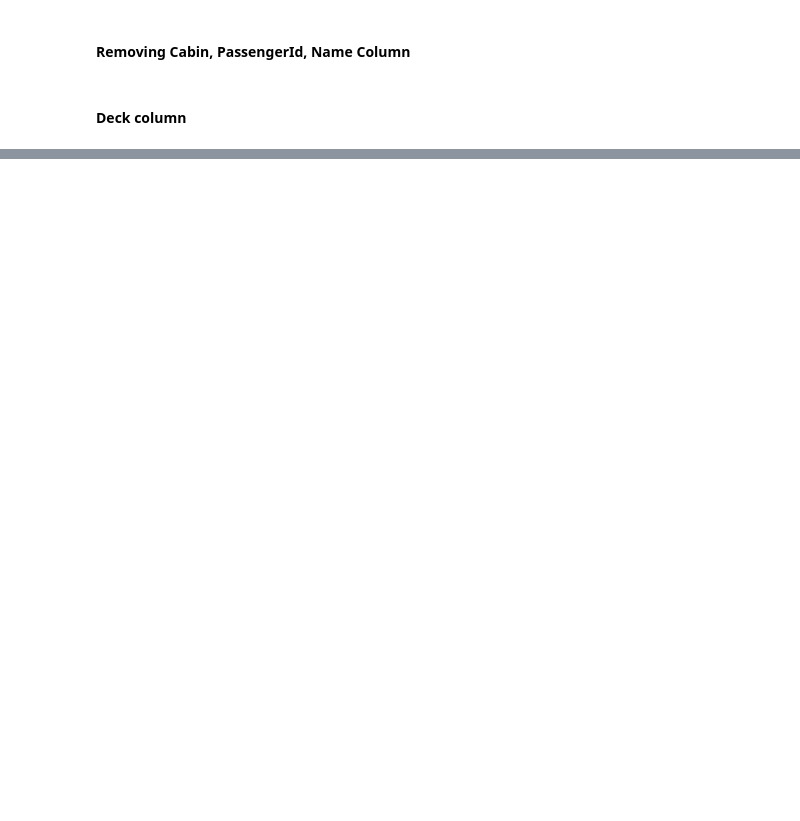
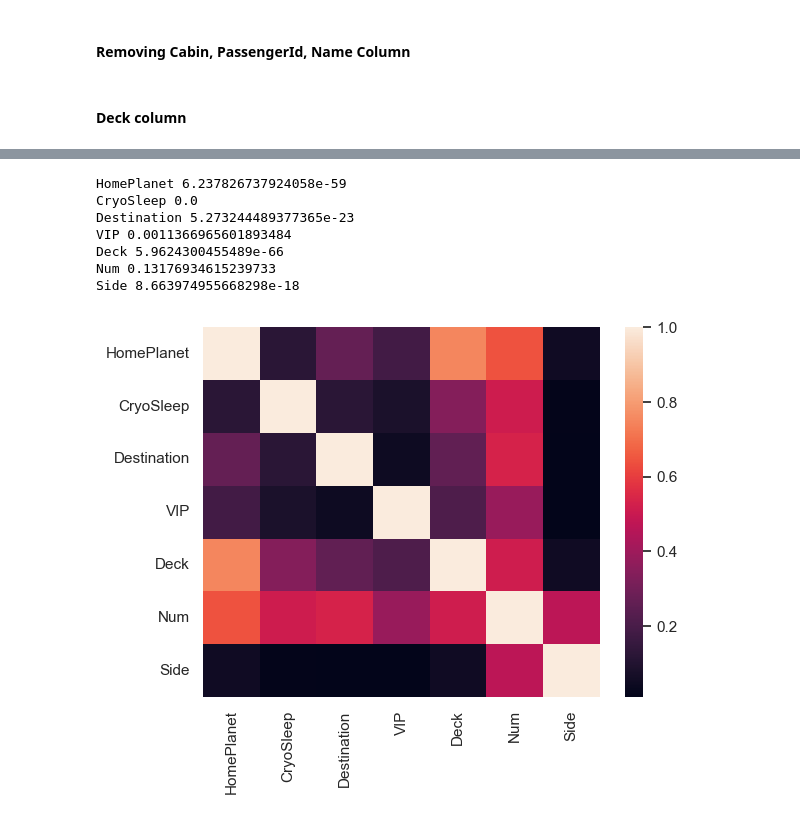
Before and after one commit to bzabk/Recruitment-Task-for-Data-Science-community-2023, a Jupyter notebook: first.ipynb, the cells around one changed output, grey strips where cells are left out. Saved outputs shown, nothing was run; the diff lists cells and outputs as text; code cells hidden in the pictures; blank space fills up the shorter version.

```diff
--- a/first.ipynb
+++ b/first.ipynb
@@ -580,0 +364,3 @@ Feature names seen at fit time, yet now missing:
+# %%
+plt.bar(data_raw["Deck"].value_counts().index,data_raw["Deck"].value_counts().values)
+data_raw = data_raw[data_raw["Deck"]!="T"]
@@ -580,0 +385,33 @@ Feature names seen at fit time, yet now missing:
+# %%
+from scipy.stats import chi2_contingency
+x = ["HomePlanet","CryoSleep","Destination","VIP","Deck","Num","Side"]
+matrix = pd.DataFrame(np.nan,columns = x,index=x)
+
+for icol in x:
+    for jcol in x:
+
+        contingency_table = pd.crosstab(data_raw[icol],data_raw[jcol])
+
+        chi2_stat, p, dof, ex = chi2_contingency(contingency_table, correction=False)
+
+        sum = contingency_table.sum().sum()
+        cramer = np.sqrt(chi2_stat / (sum * (min(contingency_table.shape) - 1)))
+
+        matrix.loc[icol, jcol] = cramer
+        matrix.loc[jcol, icol] = cramer
+
+sns.heatmap(matrix)
+for col in x:
+    contingency_table = pd.crosstab(data_raw[col],data_raw["Transported"])
+
+    chi2_stat, p, dof, ex = chi2_contingency(contingency_table, correction=False)
+    print(col,p)
+# %% [output]
+HomePlanet 6.237826737924058e-59
+CryoSleep 0.0
+Destination 5.273244489377365e-23
+VIP 0.0011366965601893484
+Deck 5.9624300455489e-66
+Num 0.13176934615239733
+Side 8.663974955668298e-18
+[figure, added]
```
Also changed, not shown: parts of 50 cells of this notebook.
